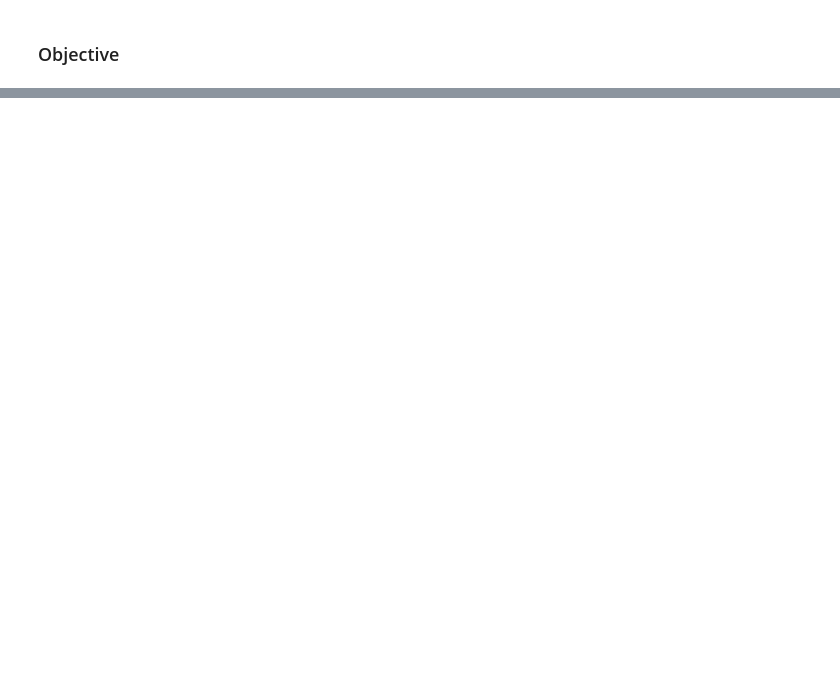
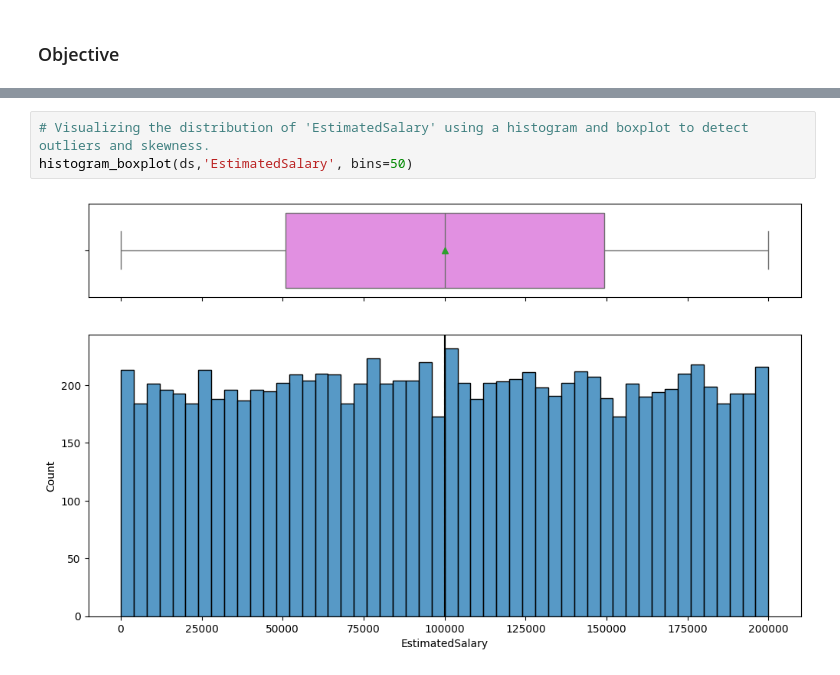
Before and after one commit to sandesha21/Bank-Churn-Prediction-AIML-Project, a Jupyter notebook: INN_Learner_Notebook_Full_code_sbadwaik_final_v2.ipynb, the cells around one changed output, grey strips where cells are left out. Saved outputs shown, nothing was run; the diff lists cells and outputs as text; blank space fills up the shorter version.

```diff
--- a/INN_Learner_Notebook_Full_code_sbadwaik_final_v2.ipynb
+++ b/INN_Learner_Notebook_Full_code_sbadwaik_final_v2.ipynb
@@ -811,0 +371,5 @@ This enhanced bank churn prediction project demonstrates a comprehensive approac
+# %%
+# Visualizing the distribution of 'EstimatedSalary' using a histogram and boxplot to detect outliers and skewness.
+histogram_boxplot(ds,'EstimatedSalary', bins=50)
+# %% [output]
+[figure, added]
```
Also changed, not shown: parts of 222 cells of this notebook.
